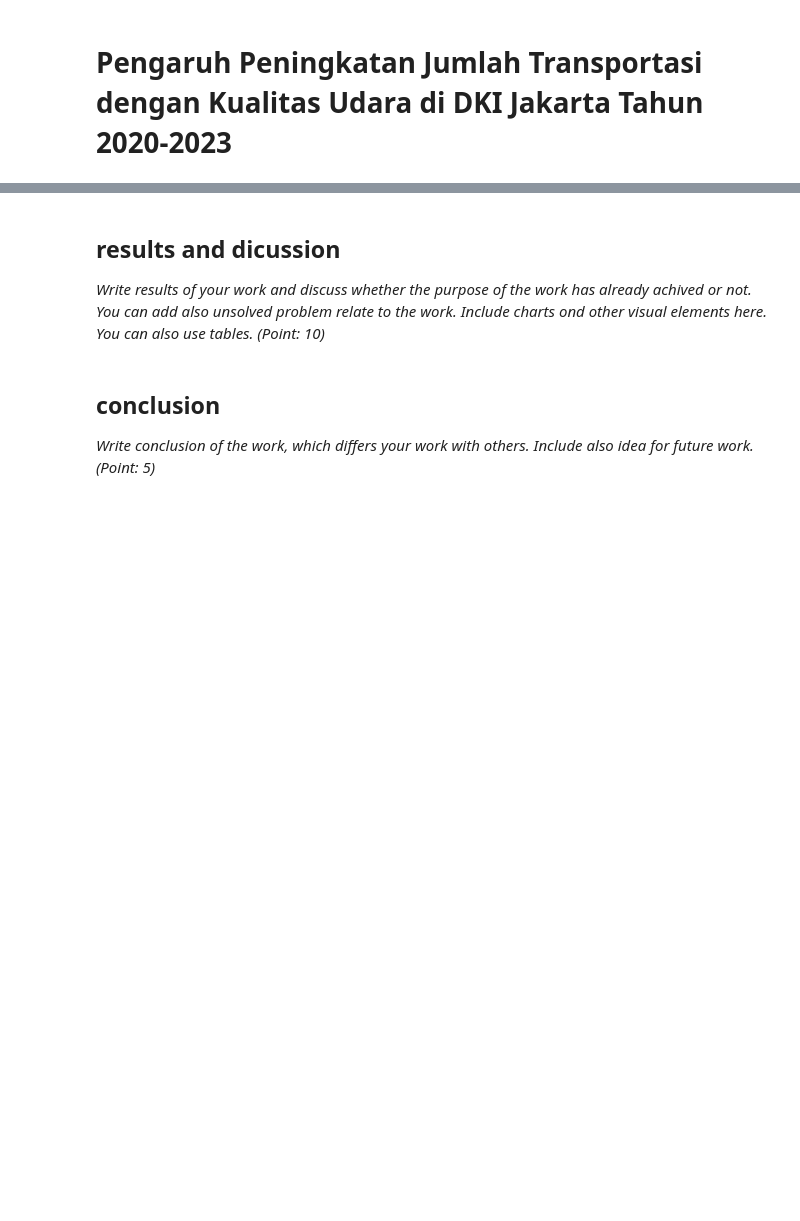
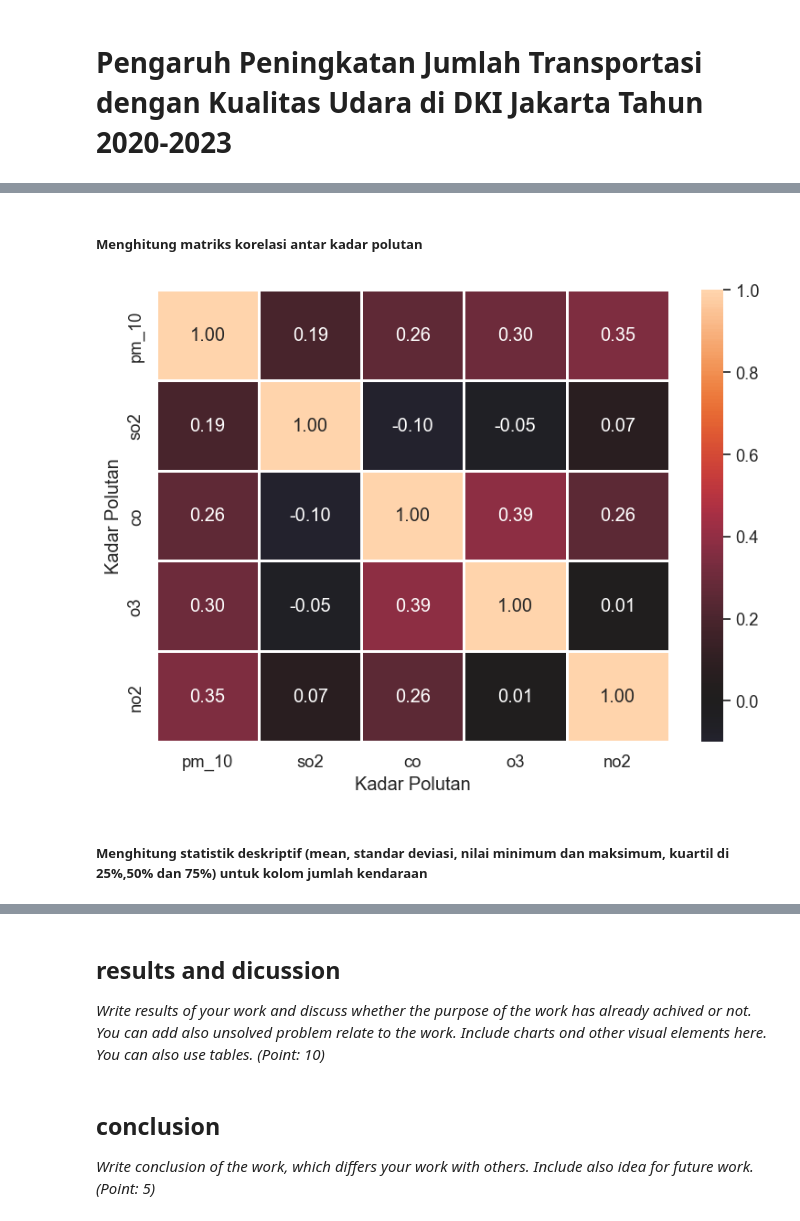
Before and after one commit to Alivican/RBL-PGDA, a Jupyter notebook: RBL KLP 10.ipynb, the cells around one changed output, grey strips where cells are left out. Cells and saved outputs as stored; diff of their text form; code cells hidden in the pictures; blank space fills up the shorter version.

```diff
--- a/RBL KLP 10.ipynb
+++ b/RBL KLP 10.ipynb
@@ -32,0 +118,23 @@ ModuleNotFoundError: No module named 'google'
+# %% [markdown]
+##### **Menghitung matriks korelasi antar kadar polutan**
+# %%
+# Menghitung matriks korelasi
+correlation_matrix = df[numeric_columns].corr()
+
+# Plot heatmap
+plt.figure(figsize=(8, 6))  # Atur ukuran figure
+sns.set(font_scale=1.2)  # Atur ukuran font
+heatmap = sns.heatmap(correlation_matrix, annot=True, center=0, linewidths=1, fmt=".2f")
+
+# Judul heatmap
+#plt.title('Koefisien Korelasi antar Parameter Polutan', fontsize=14, fontweight='bold')
+
+# Tampilkan plot
+plt.xlabel('Kadar Polutan')
+plt.ylabel('Kadar Polutan')
+plt.tight_layout()
+plt.show()
+# %% [output]
+[figure, added]
+# %% [markdown]
+##### **Menghitung statistik deskriptif (mean, standar deviasi, nilai minimum dan maksimum, kuartil di 25%,50% dan 75%) untuk kolom jumlah kendaraan**
```
Also changed, not shown: parts of 18 cells of this notebook, 1 other file.
